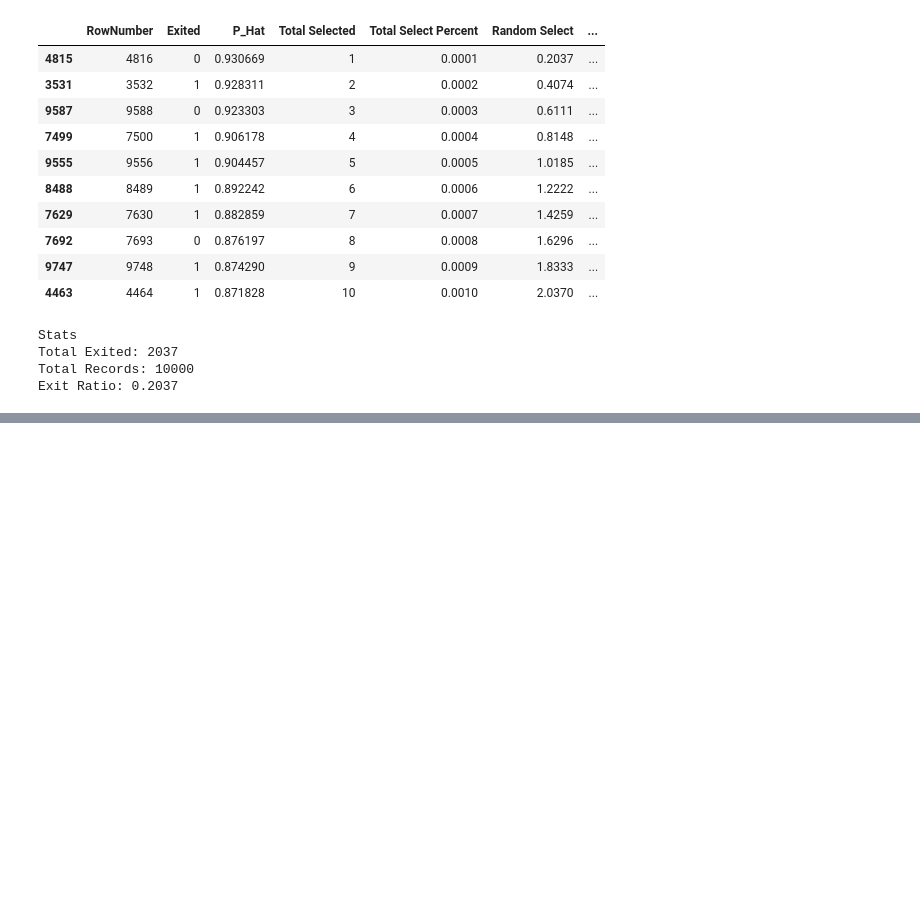
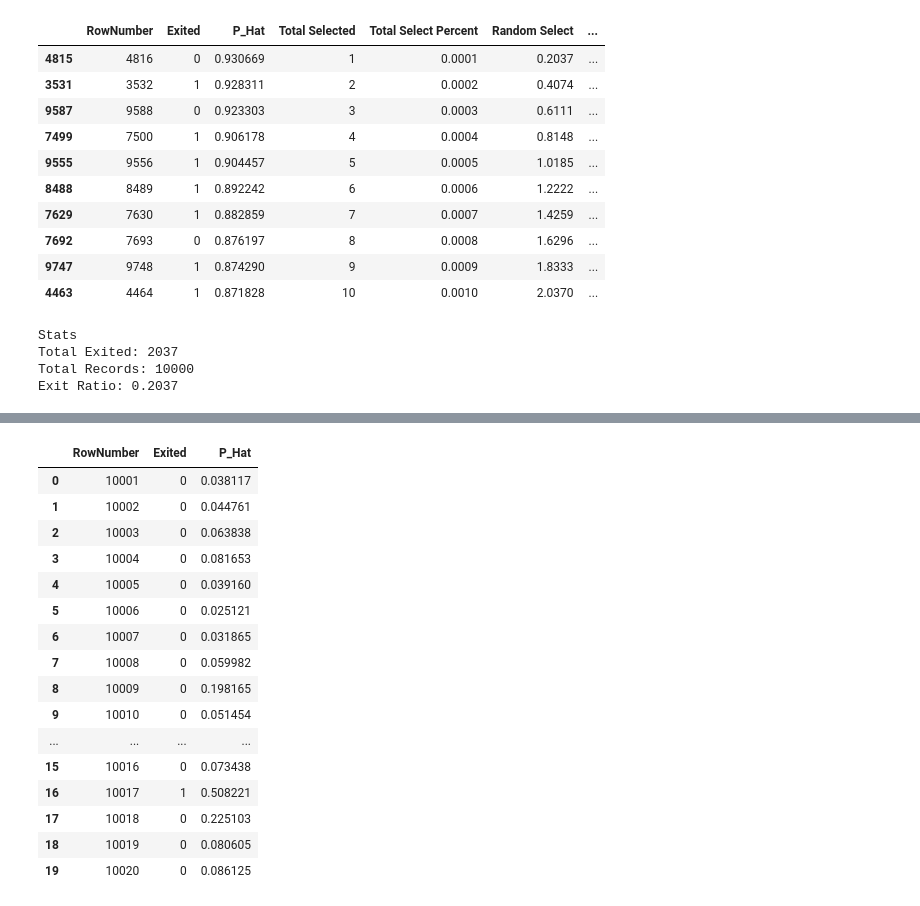
Before and after one commit to yaskyj/data-practice, a Jupyter notebook: Geodemographic Model.ipynb, the cells around one changed output, grey strips where cells are left out. Cells and saved outputs as stored; diff of their text form; code cells hidden in the pictures; blank space fills up the shorter version.

Commit message:
Add test data

```diff
--- a/Geodemographic Model.ipynb
+++ b/Geodemographic Model.ipynb
@@ -349,3 +349,17 @@ p.xaxis[0].formatter = NumeralTickFormatter(format="0%")
 show(p)
 # %% [output]
 [interactive output not drawn]
+# %%
+test = pd.read_csv('Churn-Modelling-Test-Data.csv')
+genders = pd.get_dummies(test['Gender']).rename(columns=lambda x: str(x))
+geography = pd.get_dummies(test['Geography']).rename(columns=lambda x: str(x))
+test = pd.concat([test, genders, geography], axis=1)
+test['Log_Balance'] = np.log(test['Balance'] + 1)
+test['WealthAccumulation'] = test['Balance']/test['Age']
+test['Log_WA'] = np.log(test['WealthAccumulation'] + 1)
+# %%
+test_X = test[['Age', 'Log_Balance', 'CreditScore', 'Germany', 'IsActiveMember', 'Female', 'NumOfProducts', 'Tenure']]
+test_X = sm.add_constant(test_X)
+testpredictions = pd.DataFrame(results6.predict(test_X))
+testpredictions.columns = ['P_Hat']
+test_forecast = pd.concat([test[['RowNumber', 'Exited']], testpredictions], axis=1)
@@ -351,0 +373,20 @@ show(p)
+# %%
+test_forecast.head(20)
+# %% [output]
+|  | RowNumber | Exited | P_Hat |
+| 0 | 10001 | 0 | 0.038117 |
+| 1 | 10002 | 0 | 0.044761 |
+| 2 | 10003 | 0 | 0.063838 |
+| 3 | 10004 | 0 | 0.081653 |
+| 4 | 10005 | 0 | 0.039160 |
+| 5 | 10006 | 0 | 0.025121 |
+| 6 | 10007 | 0 | 0.031865 |
+| 7 | 10008 | 0 | 0.059982 |
+| 8 | 10009 | 0 | 0.198165 |
+| 9 | 10010 | 0 | 0.051454 |
+| ... | ... | ... | ... |
+| 15 | 10016 | 0 | 0.073438 |
+| 16 | 10017 | 1 | 0.508221 |
+| 17 | 10018 | 0 | 0.225103 |
+| 18 | 10019 | 0 | 0.080605 |
+| 19 | 10020 | 0 | 0.086125 |
```
Also changed, not shown: parts of 10 cells of this notebook.
